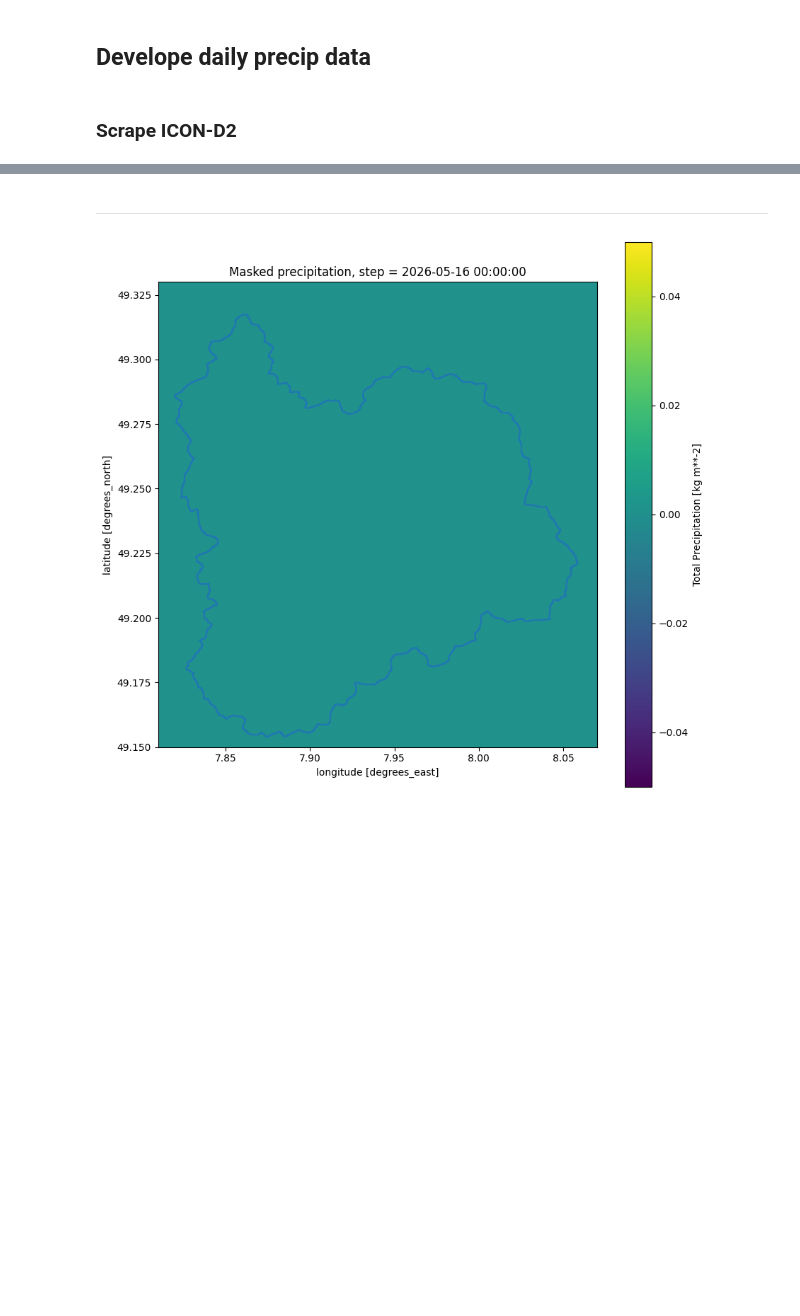
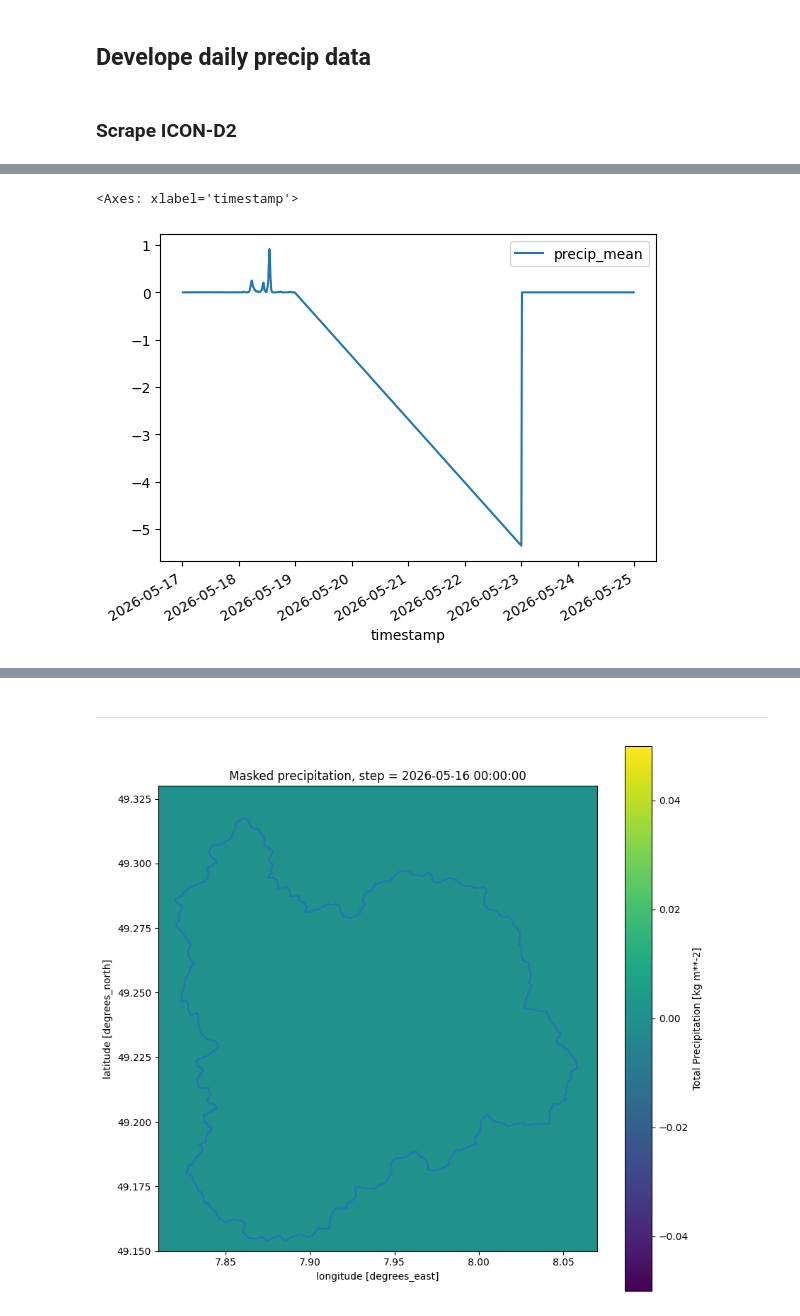
Before and after one commit to danielsehr/pred-Q-ueich, a Jupyter notebook: temp.ipynb, the cells around one changed output, grey strips where cells are left out. Saved outputs shown, nothing was run; the diff lists cells and outputs as text; code cells hidden in the pictures; blank space fills up the shorter version.

Commit message:
exploration for fixing icon precip forecast ingestion error

```diff
--- a/temp.ipynb
+++ b/temp.ipynb
@@ -260,37 +205,0 @@ def extract_precip_timeseries(
-# %%
-# Load catchment
-CLIP_CRS = "EPSG: 4326"
-catchment = gpd.read_file(CATCHMENT_PATH)
-catchment = catchment.to_crs(CLIP_CRS)
-
-
-input_dir = Path(DECOMPRESSED_DIR)
-file_paths = [p for p in input_dir.glob("*.grib2")]
-
-
-dfs = []
-
-for file in file_paths:
-
-    try:
-        ds = xr.open_dataset(file, engine="cfgrib")
-
-        precip_crop = clip_to_catchment(
-            dataset=ds,
-            catchment=catchment,
-            crs=CLIP_CRS
-        )
-
-        df_precip = extract_precip_timeseries(precip=precip_crop)
-
-        dfs.append(df_precip)
-
-    except Exception:
-        logger.exception("Failed to open GRIB file: %s", file)
-        continue
-
-
-df_precip_all = pd.concat(dfs)
-df_precip_all["precip_mean"] = df_precip_all["precip_cum_mean"].diff()
-
-df_precip_all
@@ -334,0 +410,5 @@ df_precip_all.plot()
+# %%
+df.plot()
+# %% [output]
+<Axes: xlabel='timestamp'>
+[figure, added]
```
Also changed, not shown: parts of 14 cells of this notebook.
